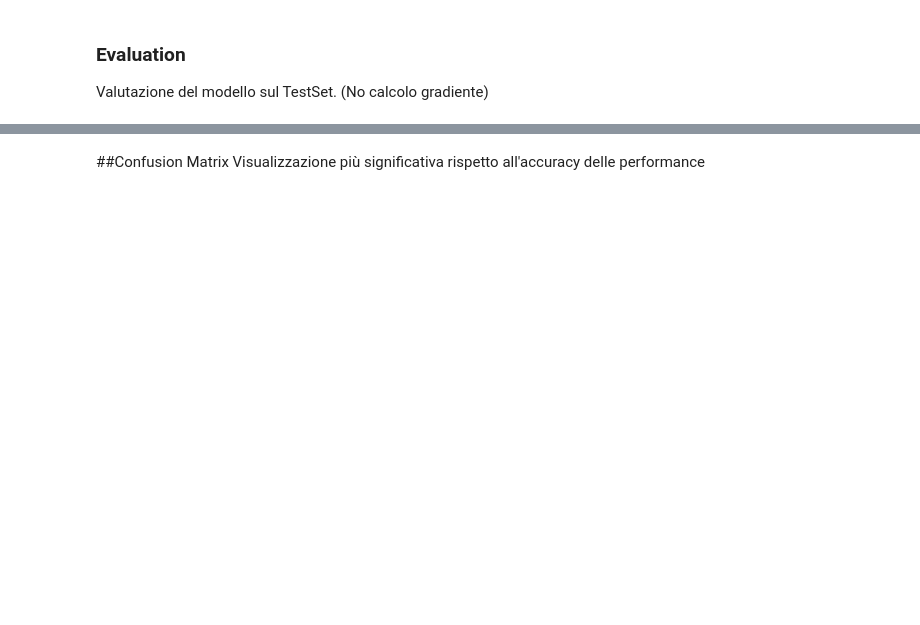
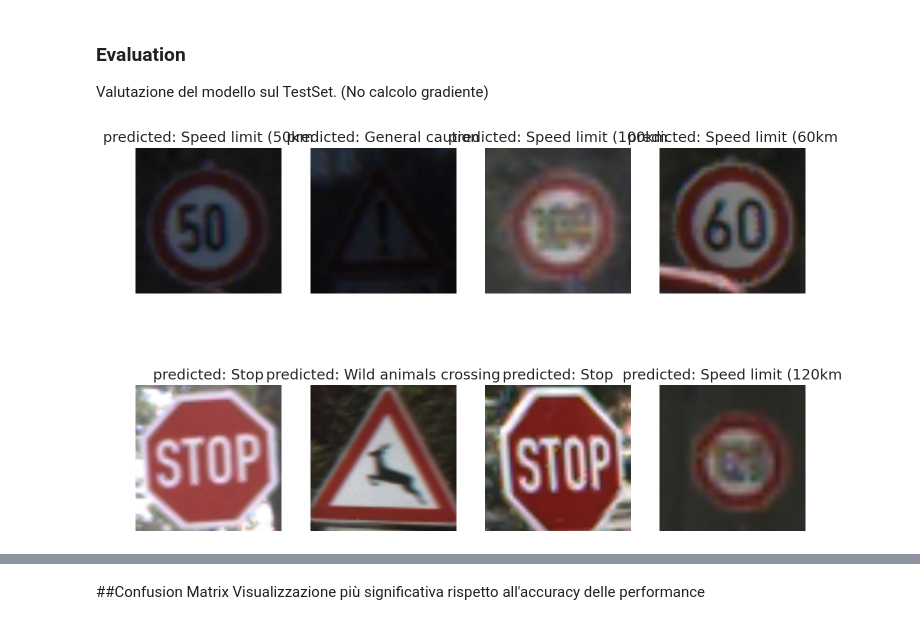
Before and after one commit to DavideEspositoPelella/LAB-IAGI, a Jupyter notebook: Traffic_Sign_Recognition.ipynb, the cells around one changed output, grey strips where cells are left out. Saved outputs shown, nothing was run; the diff lists cells and outputs as text; code cells hidden in the pictures; blank space fills up the shorter version.

```diff
--- a/Traffic_Sign_Recognition.ipynb
+++ b/Traffic_Sign_Recognition.ipynb
@@ -123,8 +125,8 @@ show_image(img_path)
 ## Building dataset
 # %%
 '''class_names = ['priority_road', 'give_way', 'stop', 'no_entry']
-class_indices = [13, 14, 15, 18]'''
-
+class_indices = [13, 14, 15, 18]
+'''
 
 class_names = ['Speed limit (20km/h)', 'Speed limit (30km/h)', 'Speed limit (50km/h)',
     'Speed limit (60km/h)', 'Speed limit (70km/h)', 'Speed limit (80km/h)',
@@ -202,20 +204,36 @@ End of no passing by vehicles over 3.5 metric tons: 240
 mean_nums = [0.485, 0.456, 0.406]
 std_nums = [0.229, 0.224, 0.225]
 
+
+class AddGaussianNoise(object):
+    def __init__(self, mean=0., std=1.):
+        self.std = std
+        self.mean = mean
+
+    def __call__(self, tensor):
+        return tensor + torch.randn(tensor.size()) * self.std + self.mean
+
+    def __repr__(self):
+        return self.__class__.__name__ + '(mean={0}, std={1})'.format(self.mean, self.std)
+
 transforms = {'train': T.Compose([
   T.RandomResizedCrop(size=256),
-  #T.RandomRotation(degrees=20),
-  #T.RandomHorizontalFlip(),
+  T.RandomRotation(degrees=20),
+  T.RandomErasing(), #cancella autonomamente parti dell'immagine
+  AddGaussianNoise(0.1, 0.08),  #rumore gaussiano (vero e proprio "rumore del sensore", disturbo)
+  T.ColorJitter(brightness=0.1, contrast=0.2, saturation=0, hue=0), #modifica condizioni foto
+  T.GaussianBlur(kernel_size=(5, 9), sigma=(0.1, 5)), #blur
+
   T.ToTensor(),
   T.Normalize(mean_nums, std_nums)
 ]), 'val': T.Compose([
   T.Resize(size=256),
-  #T.CenterCrop(size=224),
+  T.CenterCrop(size=224),
   T.ToTensor(),
   T.Normalize(mean_nums, std_nums)
 ]), 'test': T.Compose([
   T.Resize(size=256),
-  #T.CenterCrop(size=224),
+  T.CenterCrop(size=224),
   T.ToTensor(),
   T.Normalize(mean_nums, std_nums)
 ]),
@@ -272,7 +290,7 @@ Il layer di output deve essere sostituito per combaciare con il numero di output
 def create_model(net_model, n_classes):
 
   if(net_model=='resnet18'):
-    model = models.resnet18(pretrained = False, progress = True)
+    model = models.resnet18(pretrained = True, progress = True)
     n_features = model.fc.in_features
     model.fc = nn.Linear(n_features, n_classes)
 
@@ -294,6 +312,10 @@ def create_model(net_model, n_classes):
     model = models.mobilenet_v3_small(pretrained=True, progress=True)
     model.classifier[-1] = nn.Linear(1024, n_classes)
 
+  if(net_model == 'shufflenet_v2'):
+    model = torch.hub.load('pytorch/vision:v0.10.0', 'shufflenet_v2_x1_0', pretrained=True)
+    model.fc = nn.Linear(1024, n_classes)
+
   if(net_model == 'efficientnet_b0'):
     model = models.efficientnet_b0(pretrained=True, progress=True)
     model.classifier[1] = nn.Linear(in_features=1280, out_features=n_classes)
@@ -549,3 +632,13 @@ show_predictions(base_model, class_names, n_images=8)
+# %%
+base_model = create_model('resnet18', 43)
+
+#base_model.load_state_dict(torch.load('drive/MyDrive/Modelli/resnet18/resnet18_no_pretrain_no_augmentation.pt',map_location=torch.device('cpu')))
+base_model.load_state_dict(torch.load('drive/MyDrive/Modelli/alexnet/resnet18.pt'))
+
+
+show_predictions(base_model, class_names, n_images=8)
+# %% [output]
+[figure, added]
 # %%
 def get_predictions(model, data_loader):
   model = model.eval()
```
Also changed, not shown: parts of 28 cells of this notebook.
